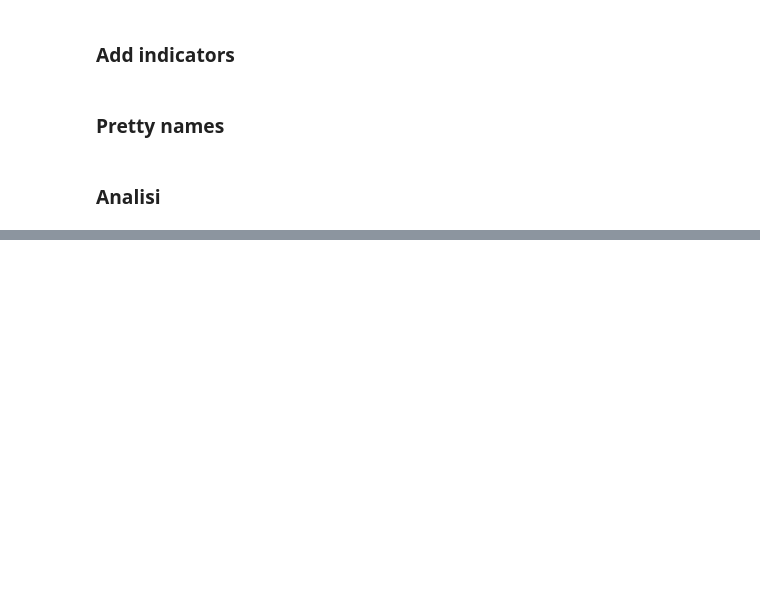
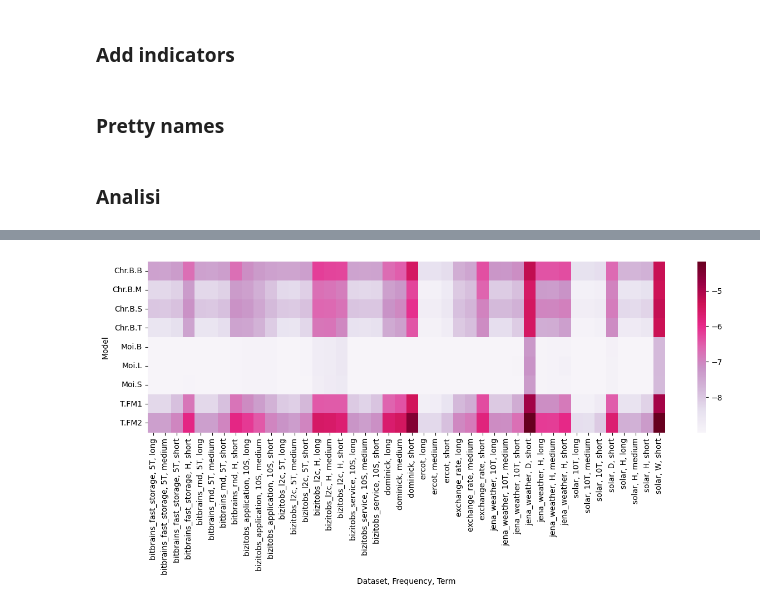
Before and after one commit to GiuliaGhisolfi/TSFM-ZeroShotEval, a Jupyter notebook: src/10_InferenceTimeResults.ipynb, the cells around one changed output, grey strips where cells are left out. Drawn from its saved outputs; the diff is of its cells as text; code cells hidden in the pictures; blank space fills up the shorter version.

Commit message:
inference time results

```diff
--- a/src/10_InferenceTimeResults.ipynb
+++ b/src/10_InferenceTimeResults.ipynb
@@ -309,0 +313,8 @@ sns.heatmap(pivot_log.T, cmap="PuRd", annot=False); # cmap="Pastel1"
+# %%
+pivot = df.groupby(["Dataset, Frequency, Term", "Model"])["normalized_time_per_input_output_point"].mean().unstack()
+pivot_log = np.log10(pivot + 1e-9)
+
+plt.figure(figsize=(15, 4))
+sns.heatmap(pivot_log.T, cmap="PuRd", annot=False); # cmap="Pastel1"
+# %% [output]
+[figure, added]
```
Also changed, not shown: parts of 10 cells of this notebook, 2 other files.
